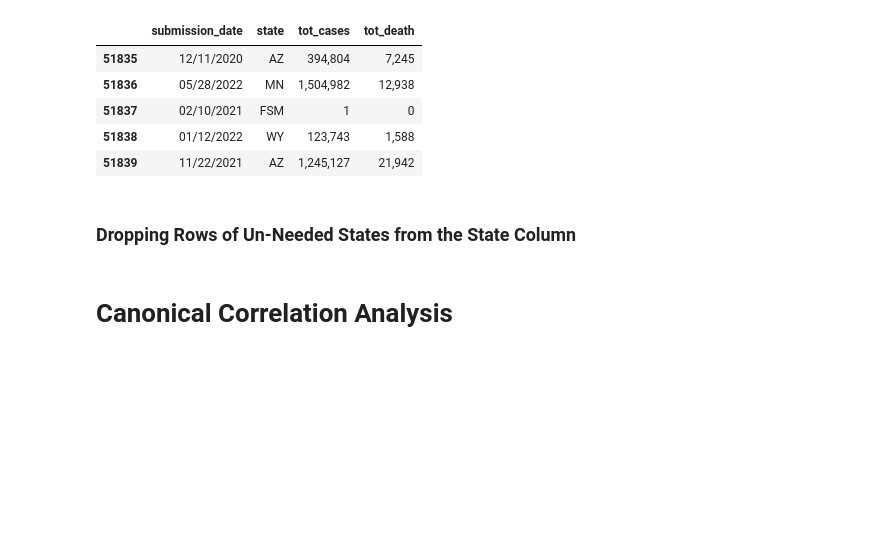
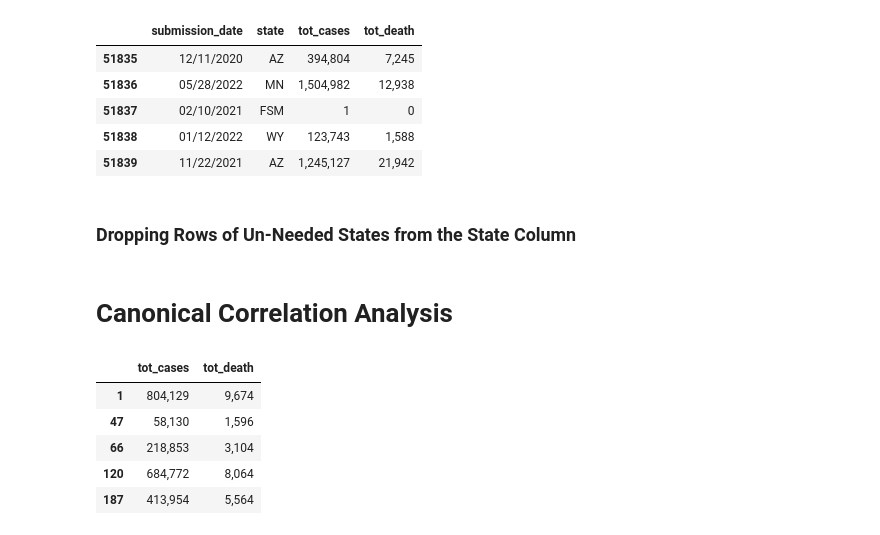
Before and after one commit to Darringtonh2/WozUFinalProject, a Jupyter notebook: Code/Analysis/Canonical Correlation Analysis.ipynb, the cells around one changed output. Cells and saved outputs as stored; diff of their text form; code cells hidden in the pictures; blank space fills up the shorter version.

```diff
--- a/Code/Analysis/Canonical Correlation Analysis.ipynb
+++ b/Code/Analysis/Canonical Correlation Analysis.ipynb
@@ -636,7 +636,15 @@ covid.drop(covid.index[covid['state'] == 'NM'], inplace=True)
 covid.drop(covid.index[covid['state'] == 'MO'], inplace=True)
 # %%
 covid.drop(covid.index[covid['state'] == 'GA'], inplace=True)
-# %% [markdown]
-# Canonical Correlation Analysis
+# %% [markdown]
+# Canonical Correlation Analysis
 # %%
-X = df[['covid','']]
+X = covid[['tot_cases', 'tot_death']]
+X.head()
+# %% [output]
+|  | tot_cases | tot_death |
+| 1 | 804,129 | 9,674 |
+| 47 | 58,130 | 1,596 |
+| 66 | 218,853 | 3,104 |
+| 120 | 684,772 | 8,064 |
+| 187 | 413,954 | 5,564 |
```
Also changed, not shown: parts of 2 cells of this notebook, 4 other files.
